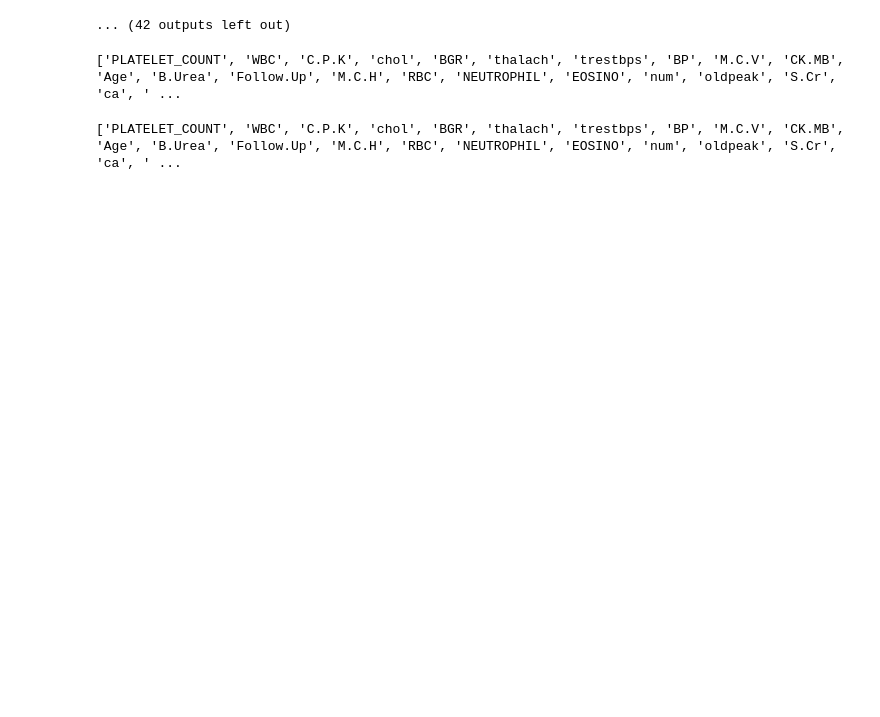
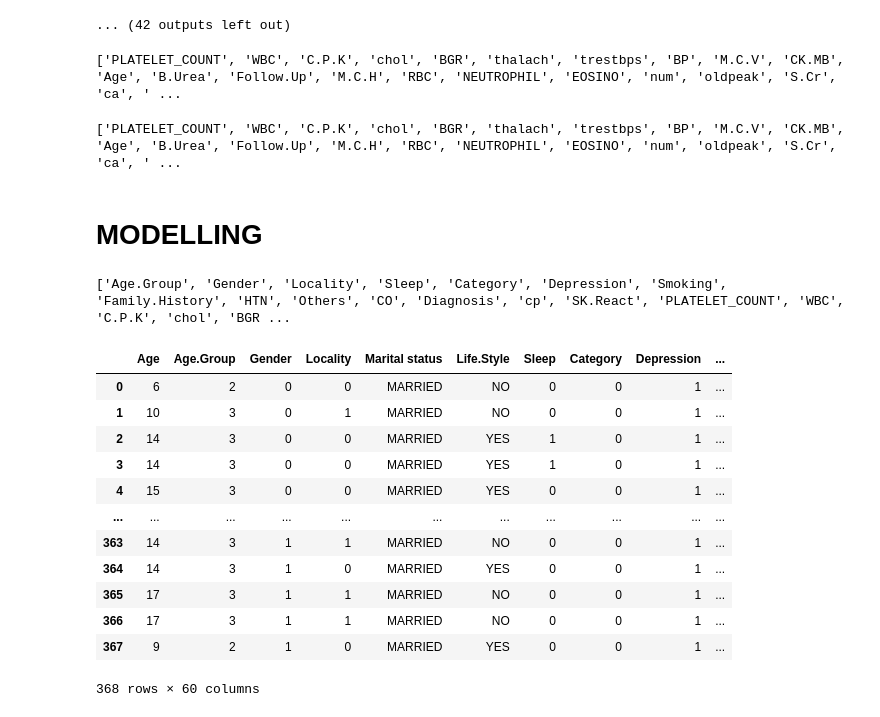
Before and after one commit to tejas05in/Kaggle-projects, a Jupyter notebook: heart-failure-prediction-eda-and-model-development.ipynb, the cells around one changed output. Cells and saved outputs as stored; diff of their text form; code cells hidden in the pictures; blank space fills up the shorter version.

Commit message:
Kaggle Notebook | Heart Failure Prediction EDA and Model development | Version 16

```diff
--- a/heart-failure-prediction-eda-and-model-development.ipynb
+++ b/heart-failure-prediction-eda-and-model-development.ipynb
@@ -285,7 +287,7 @@ for feature in continous:
     if p < alpha:
         print(feature.upper(),"vs Mortality")
         print("P-value is :",p)
-        p= px.box(df,x=feature, y="Mortality",color="Mortality",color_discrete_map= {"Alive":"aqua","Died":"deeppink"})
+        p= px.violin(df,x=feature, y="Mortality",color="Mortality",color_discrete_map= {"Alive":"aqua","Died":"deeppink"})
         p.show()
         significant_continous.append(feature)
     else:
@@ -316,6 +318,18 @@ print(significant_continous)
 ['PLATELET_COUNT', 'WBC', 'C.P.K', 'chol', 'BGR', 'thalach', 'trestbps', 'BP', 'M.C.V', 'CK.MB', 'Age', 'B.Urea', 'Follow.Up', 'M.C.H', 'RBC', 'NEUTROPHIL', 'EOSINO', 'num', 'oldpeak', 'S.Cr', 'ca', ' ...
 # %%
 # removing exang ,reaction and SK due to poor or insuffecient data
-print(significant_continous)
+unwanted={"exang","SK","Reaction"}
+significant_continous = [ele for ele in significant_continous if ele not in unwanted]
-# %% [output]
-['PLATELET_COUNT', 'WBC', 'C.P.K', 'chol', 'BGR', 'thalach', 'trestbps', 'BP', 'M.C.V', 'CK.MB', 'Age', 'B.Urea', 'Follow.Up', 'M.C.H', 'RBC', 'NEUTROPHIL', 'EOSINO', 'num', 'oldpeak', 'S.Cr', 'ca', ' ...
+# %%
+
+print(significant_continous)
+# %% [output]
+['PLATELET_COUNT', 'WBC', 'C.P.K', 'chol', 'BGR', 'thalach', 'trestbps', 'BP', 'M.C.V', 'CK.MB', 'Age', 'B.Urea', 'Follow.Up', 'M.C.H', 'RBC', 'NEUTROPHIL', 'EOSINO', 'num', 'oldpeak', 'S.Cr', 'ca', ' ...
+# %% [markdown]
+# MODELLING #
+# %%
+# Aggregating all significant categorical and continous variables for model building
+features = significant_categories + significant_continous
+print(features)
+# %% [output]
+['Age.Group', 'Gender', 'Locality', 'Sleep', 'Category', 'Depression', 'Smoking', 'Family.History', 'HTN', 'Others', 'CO', 'Diagnosis', 'cp', 'SK.React', 'PLATELET_COUNT', 'WBC', 'C.P.K', 'chol', 'BGR ...
@@ -321,0 +340,20 @@ print(significant_continous)
+# %%
+#converting categorical data into numerical data to employ model building
+for feature in features:
+    df[feature]= LabelEncoder().fit_transform(df[feature])
+# %%
+df
+# %% [output]
+|  | Age | Age.Group | Gender | Locality | Marital status | Life.Style | Sleep | Category | Depression | ... |
+| 0 | 6 | 2 | 0 | 0 | MARRIED | NO | 0 | 0 | 1 | ... |
+| 1 | 10 | 3 | 0 | 1 | MARRIED | NO | 0 | 0 | 1 | ... |
+| 2 | 14 | 3 | 0 | 0 | MARRIED | YES | 1 | 0 | 1 | ... |
+| 3 | 14 | 3 | 0 | 0 | MARRIED | YES | 1 | 0 | 1 | ... |
+| 4 | 15 | 3 | 0 | 0 | MARRIED | YES | 0 | 0 | 1 | ... |
+| ... | ... | ... | ... | ... | ... | ... | ... | ... | ... | ... |
+| 363 | 14 | 3 | 1 | 1 | MARRIED | NO | 0 | 0 | 1 | ... |
+| 364 | 14 | 3 | 1 | 0 | MARRIED | YES | 0 | 0 | 1 | ... |
+| 365 | 17 | 3 | 1 | 1 | MARRIED | NO | 0 | 0 | 1 | ... |
+| 366 | 17 | 3 | 1 | 1 | MARRIED | NO | 0 | 0 | 1 | ... |
+| 367 | 9 | 2 | 1 | 0 | MARRIED | YES | 0 | 0 | 1 | ... |
+368 rows × 60 columns
```
Also changed, not shown: parts of 10 cells of this notebook.
